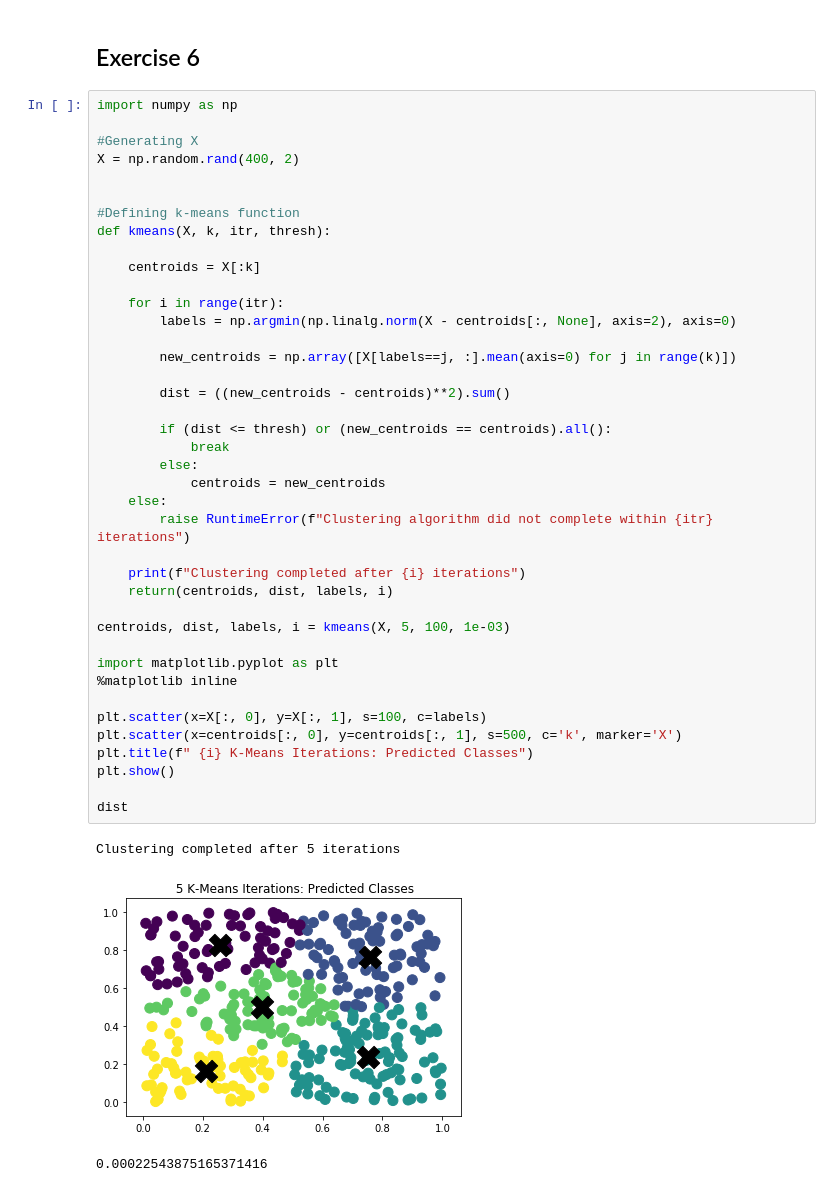
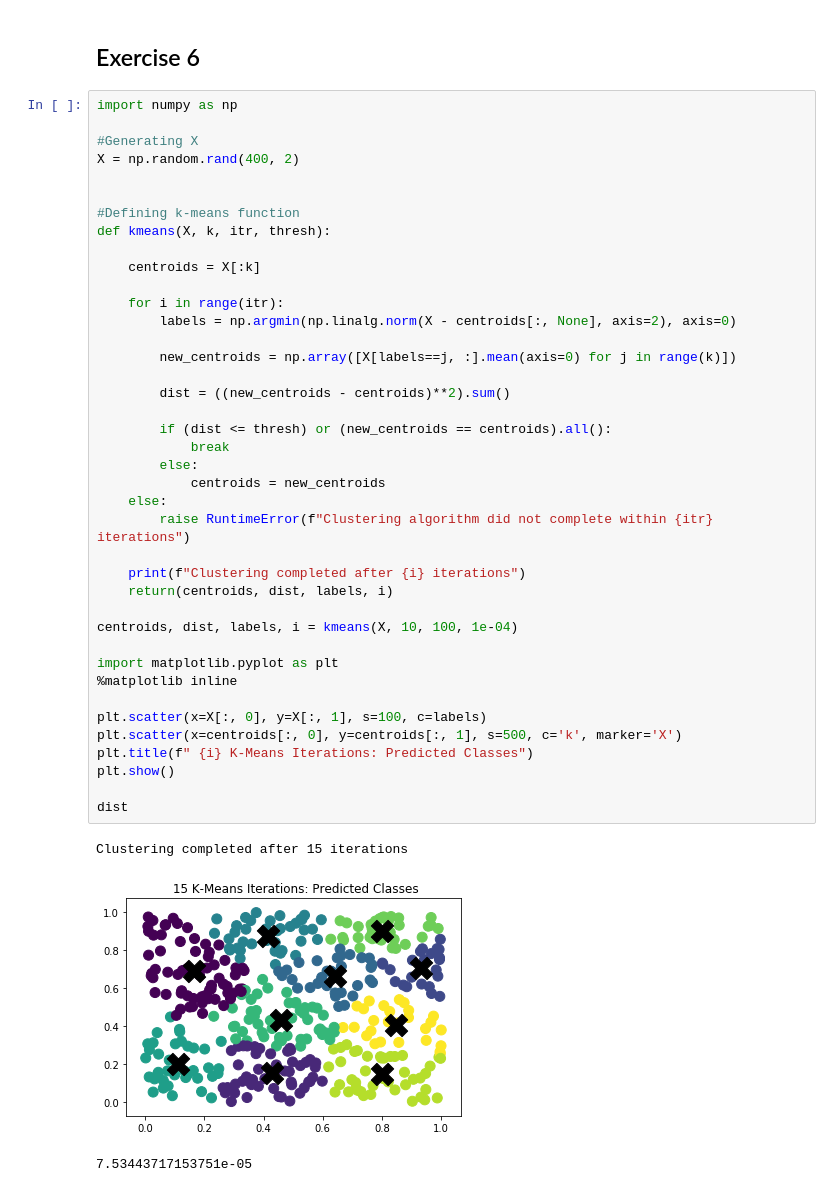
Before and after one commit to kirillovID/practical-work, a Jupyter notebook: Numpy-homework.ipynb, the cells around one changed output. Drawn from its saved outputs; the diff is of its cells as text.

```diff
--- a/Numpy-homework.ipynb
+++ b/Numpy-homework.ipynb
@@ -76,34 +59,34 @@ def kmeans(X, k, itr, thresh):
     centroids = X[:k]
 
     for i in range(itr):
         labels = np.argmin(np.linalg.norm(X - centroids[:, None], axis=2), axis=0)
 
         new_centroids = np.array([X[labels==j, :].mean(axis=0) for j in range(k)])
 
         dist = ((new_centroids - centroids)**2).sum()
 
         if (dist <= thresh) or (new_centroids == centroids).all():
             break
         else:
             centroids = new_centroids
     else:
         raise RuntimeError(f"Clustering algorithm did not complete within {itr} iterations")
 
     print(f"Clustering completed after {i} iterations")
     return(centroids, dist, labels, i)
 
-centroids, dist, labels, i = kmeans(X, 5, 100, 1e-03)
+centroids, dist, labels, i = kmeans(X, 10, 100, 1e-04)
 
 import matplotlib.pyplot as plt
 %matplotlib inline
 
 plt.scatter(x=X[:, 0], y=X[:, 1], s=100, c=labels)
 plt.scatter(x=centroids[:, 0], y=centroids[:, 1], s=500, c='k', marker='X')
 plt.title(f" {i} K-Means Iterations: Predicted Classes")
 plt.show()
 
 dist
 # %% [output]
-Clustering completed after 5 iterations
+Clustering completed after 15 iterations
-[figure, old version]
+[figure, new version]
-0.00022543875165371416
+7.53443717153751e-05
```
Also changed, not shown: parts of 5 cells of this notebook.
